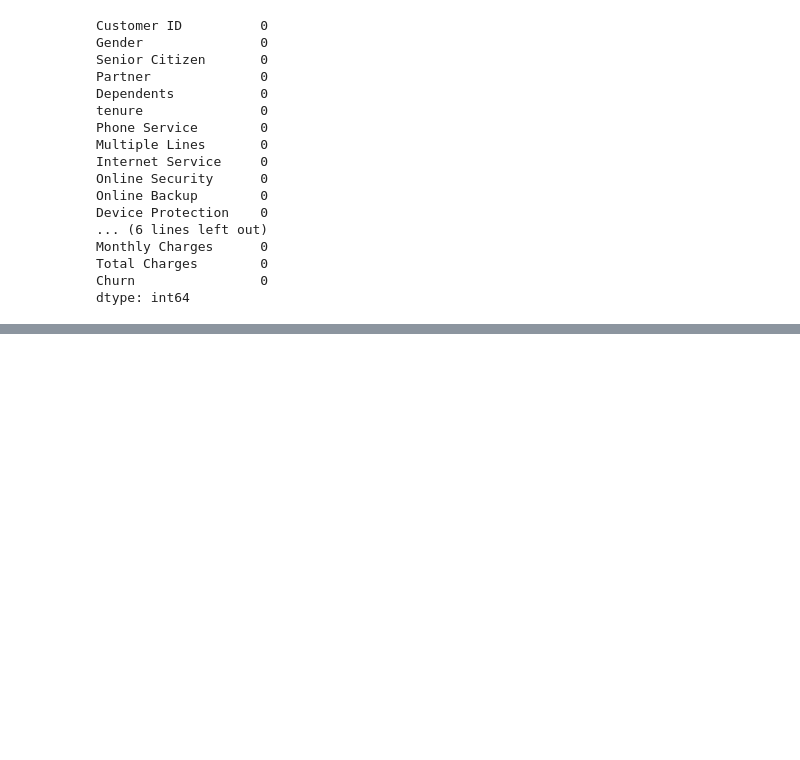
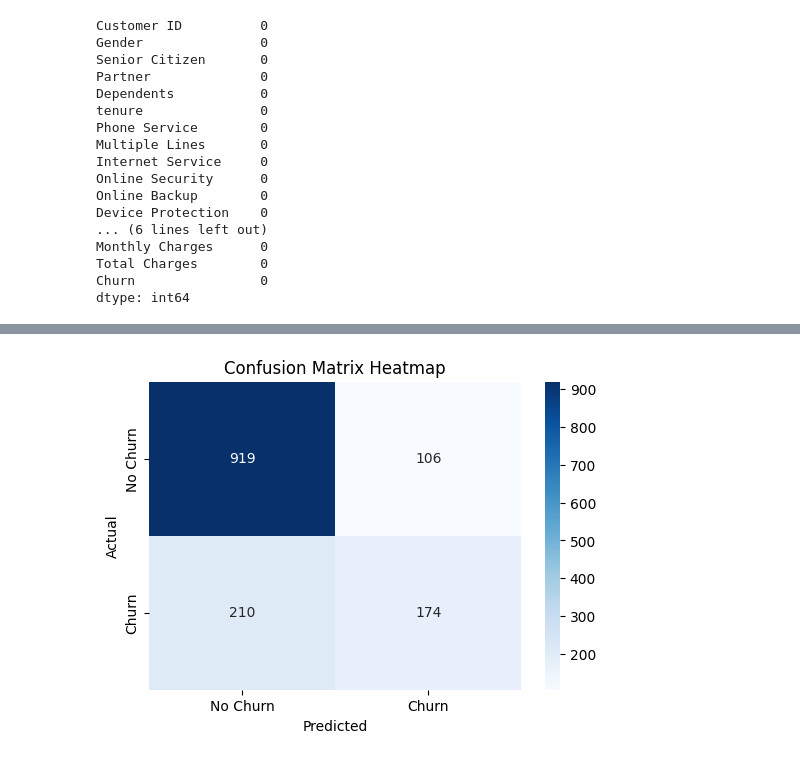
Before and after one commit to Shakiran-Nannyombi/Shakiran-Nannyombi-Recess, a Jupyter notebook: Machine_learning/class/churn.ipynb, the cells around one changed output, grey strips where cells are left out. Saved outputs shown, nothing was run; the diff lists cells and outputs as text; code cells hidden in the pictures; blank space fills up the shorter version.

```diff
--- a/Machine_learning/class/churn.ipynb
+++ b/Machine_learning/class/churn.ipynb
@@ -136,5 +136,5 @@ for col in categorial_cols:
 # %%
-x = dataset.drop(['Customer ID','Churn'], axis=1)
+X = dataset.drop(['Churn', 'Customer ID'], axis=1)
 y = dataset['Churn']
 
-x_train,x_test,y_train,y_test = train_test_split(x,y, test_size=0.2, random_state=0)
+X_train, X_test, y_train, y_test = train_test_split(X, y, test_size=0.2, random_state=0)
@@ -140,0 +154,8 @@ x_train,x_test,y_train,y_test = train_test_split(x,y, test_size=0.2, random_stat
+# %%
+# Train a Random Forest Classifier
+clf = RandomForestClassifier()
+clf.fit(X_train, y_train)
+y_pred = clf.predict(X_test)
+print("Accuracy:", accuracy_score(y_test, y_pred))
+print("Classification Report:\n", classification_report(y_test, y_pred))
+print("Confusion Matrix:\n", confusion_matrix(y_test, y_pred))
@@ -140,0 +192,10 @@ x_train,x_test,y_train,y_test = train_test_split(x,y, test_size=0.2, random_stat
+# %%
+cm = confusion_matrix(y_test, y_pred)
+plt.figure(figsize=(6,4))
+sns.heatmap(cm, annot=True, fmt='d', cmap='Blues', xticklabels=['No Churn', 'Churn'], yticklabels=['No Churn', 'Churn'])
+plt.xlabel('Predicted')
+plt.ylabel('Actual')
+plt.title('Confusion Matrix Heatmap')
+plt.show()
+# %% [output]
+[figure, added]
```
Also changed, not shown: parts of 7 cells of this notebook.
